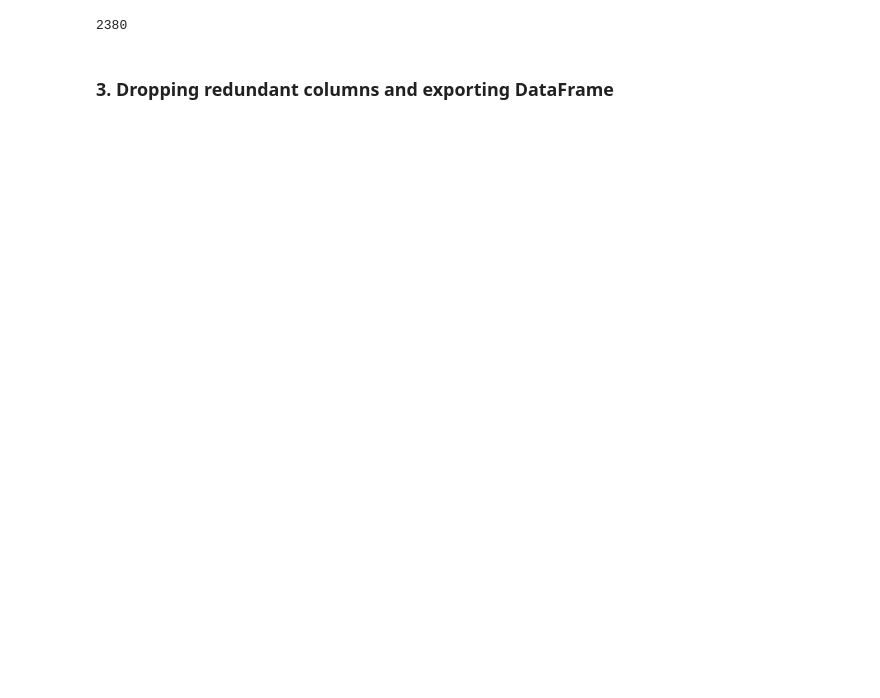
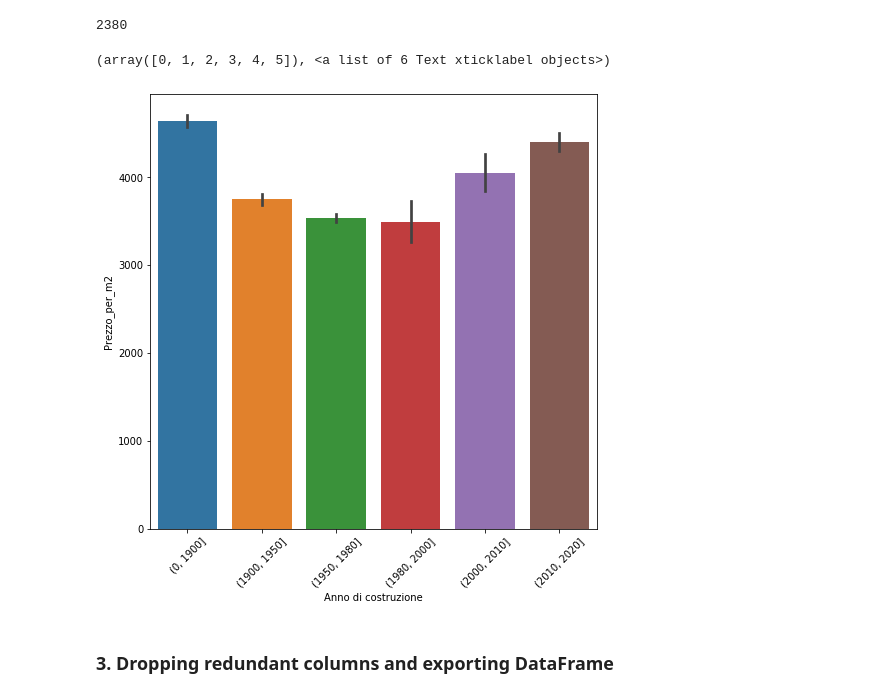
Before and after one commit to LazyEval/housing-prices-firenze, a Jupyter notebook: notebooks/1.0-LazyEval-data-cleaning.ipynb, the cells around one changed output. Cells and saved outputs as stored; diff of their text form; code cells hidden in the pictures; blank space fills up the shorter version.

```diff
--- a/notebooks/1.0-LazyEval-data-cleaning.ipynb
+++ b/notebooks/1.0-LazyEval-data-cleaning.ipynb
@@ -746,6 +844,3 @@ def string_parser(row):
 # %%
 df['Altre_caratteristiche'] = df['Altre caratteristiche'].copy()
 df['Altre_caratteristiche'] = df.apply(string_parser, axis=1)
-# %%
-mask = df['Altre_caratteristiche'].apply(lambda x: x == [])
-df.loc[mask, 'Altre caratteristiche'].isna().sum()
@@ -813,5 +886,5 @@ memory usage: 4.3+ MB
 # %%
-df = df.drop(columns=['Altre caratteristiche'])
+df = df.drop(columns=['Altre caratteristiche', 'Altre_caratteristiche'])
 # %% [markdown]
 #### Car parking
 # %%
@@ -1003,7 +1051,2 @@ plt.xticks(rotation=90)
-# %%
-# Imputing area based on total number of rooms
-for n_rooms in df['Num_tot_locali'].unique():
-    mask = df['Num_tot_locali'] == n_rooms
-    df.loc[mask & (df['Superficie_m2'].isna()), 'Superficie_m2'] = df.loc[mask, 'Superficie_m2'].mean()
 # %% [markdown]
 #### Year of construction
@@ -1010,3 +1073,5 @@ for n_rooms in df['Num_tot_locali'].unique():
+# %%
+test = pd.cut(df['Anno di costruzione'], bins=[0, 1900, 1950, 1980, 2000, 2010, 2020])
 # %%
 df.loc[df['Anno di costruzione'].isna(), 'Stato'].value_counts()
 # %% [output]
@@ -1019,6 +1084,13 @@ Name: Stato, dtype: int64
 df['Anno di costruzione'].isna().sum()
 # %% [output]
 2380
+# %%
+fig = plt.figure(figsize=(8, 8))
+sns.barplot(x=test, y=df['Prezzo_per_m2'])
+plt.xticks(rotation=45)
+# %% [output]
+(array([0, 1, 2, 3, 4, 5]), <a list of 6 Text xticklabel objects>)
+[figure, added]
 # %% [markdown]
 ### 3. Dropping redundant columns and exporting DataFrame
 # %%
```
Also changed, not shown: parts of 42 cells of this notebook.
